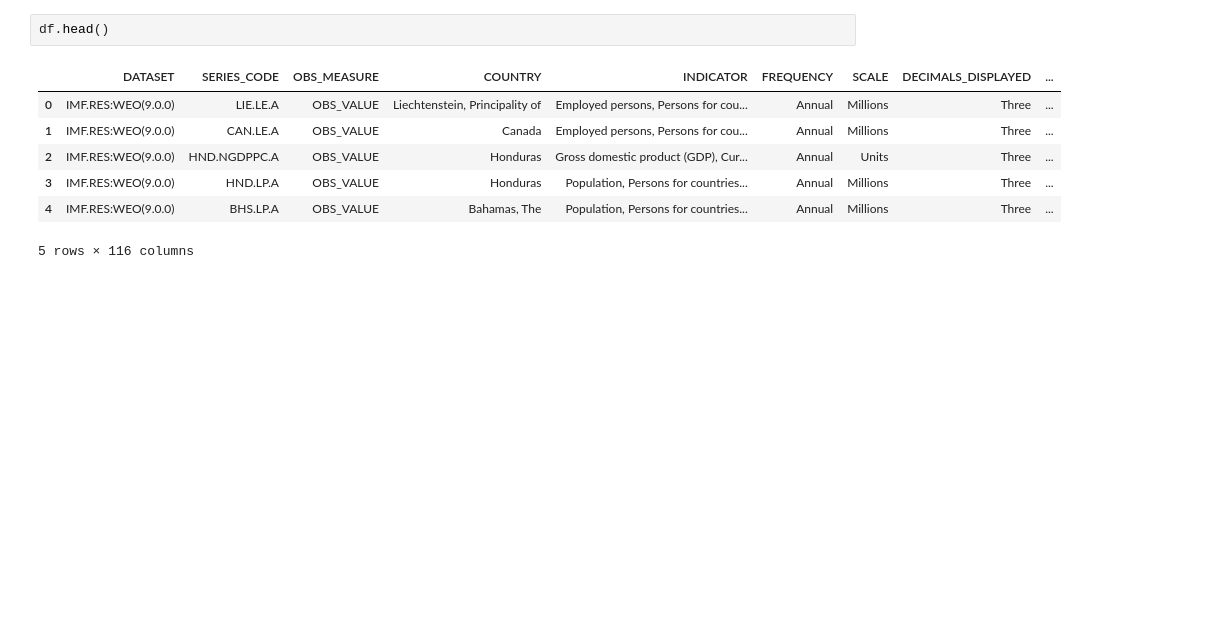
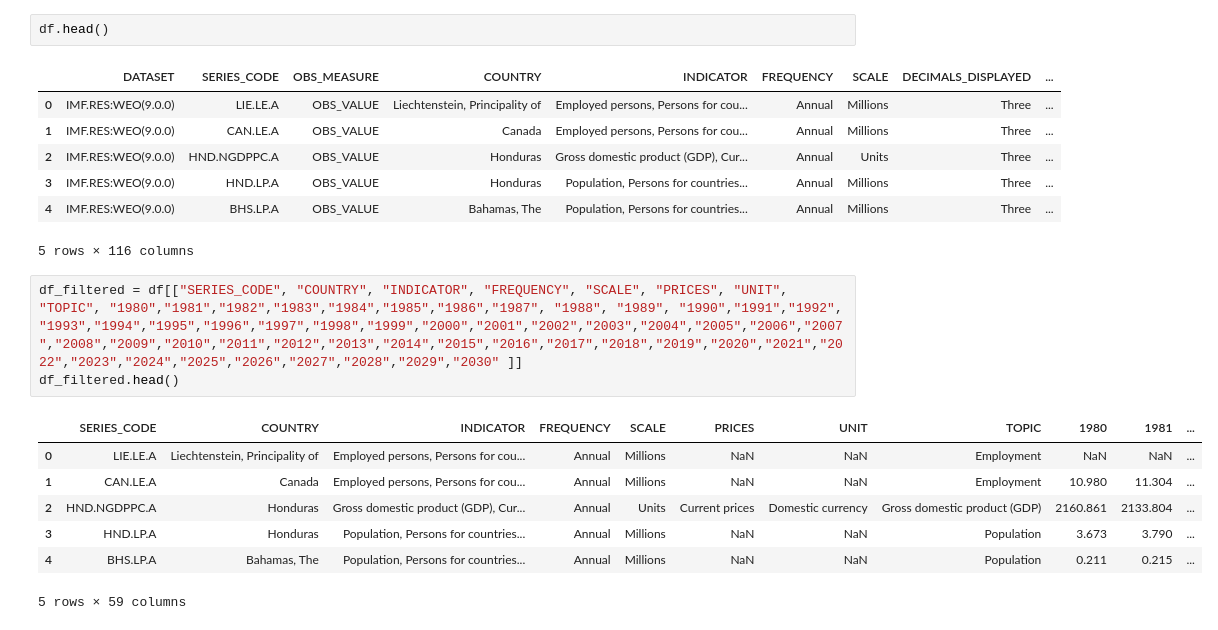
Before and after one commit to MDYCK12/Well-Being-Economics-, a Jupyter notebook: Notebooks/Artur.ipynb, the cells around one changed output. Saved outputs shown, nothing was run; the diff lists cells and outputs as text; blank space fills up the shorter version.

```diff
--- a/Notebooks/Artur.ipynb
+++ b/Notebooks/Artur.ipynb
@@ -38,3 +38,14 @@ df.head()
 | 3 | IMF.RES:WEO(9.0.0) | HND.LP.A | OBS_VALUE | Honduras | Population, Persons for countries... | Annual | Millions | Three | ... |
 | 4 | IMF.RES:WEO(9.0.0) | BHS.LP.A | OBS_VALUE | Bahamas, The | Population, Persons for countries... | Annual | Millions | Three | ... |
 5 rows × 116 columns
+# %%
+df_filtered = df[["SERIES_CODE", "COUNTRY", "INDICATOR", "FREQUENCY", "SCALE", "PRICES", "UNIT", "TOPIC", "1980","1981","1982","1983","1984","1985","1986","1987", "1988", "1989", "1990","1991","1992", "1993","1994","1995","1996","1997","1998","1999","2000","2001","2002","2003","2004","2005","2006","2007","2008","2009","2010","2011","2012","2013","2014","2015","2016","2017","2018","2019","2020","2021","2022","2023","2024","2025","2026","2027","2028","2029","2030" ]]
+df_filtered.head()
+# %% [output]
+|  | SERIES_CODE | COUNTRY | INDICATOR | FREQUENCY | SCALE | PRICES | UNIT | TOPIC | 1980 | 1981 | ... |
+| 0 | LIE.LE.A | Liechtenstein, Principality of | Employed persons, Persons for cou... | Annual | Millions | NaN | NaN | Employment | NaN | NaN | ... |
+| 1 | CAN.LE.A | Canada | Employed persons, Persons for cou... | Annual | Millions | NaN | NaN | Employment | 10.980 | 11.304 | ... |
+| 2 | HND.NGDPPC.A | Honduras | Gross domestic product (GDP), Cur... | Annual | Units | Current prices | Domestic currency | Gross domestic product (GDP) | 2160.861 | 2133.804 | ... |
+| 3 | HND.LP.A | Honduras | Population, Persons for countries... | Annual | Millions | NaN | NaN | Population | 3.673 | 3.790 | ... |
+| 4 | BHS.LP.A | Bahamas, The | Population, Persons for countries... | Annual | Millions | NaN | NaN | Population | 0.211 | 0.215 | ... |
+5 rows × 59 columns
```
Also changed, not shown: parts of 9 cells of this notebook.
